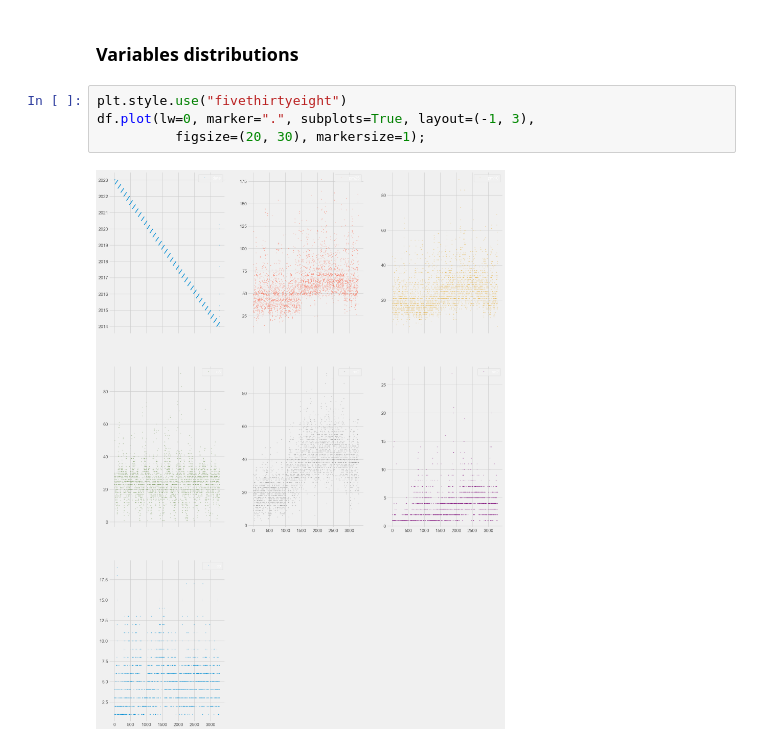
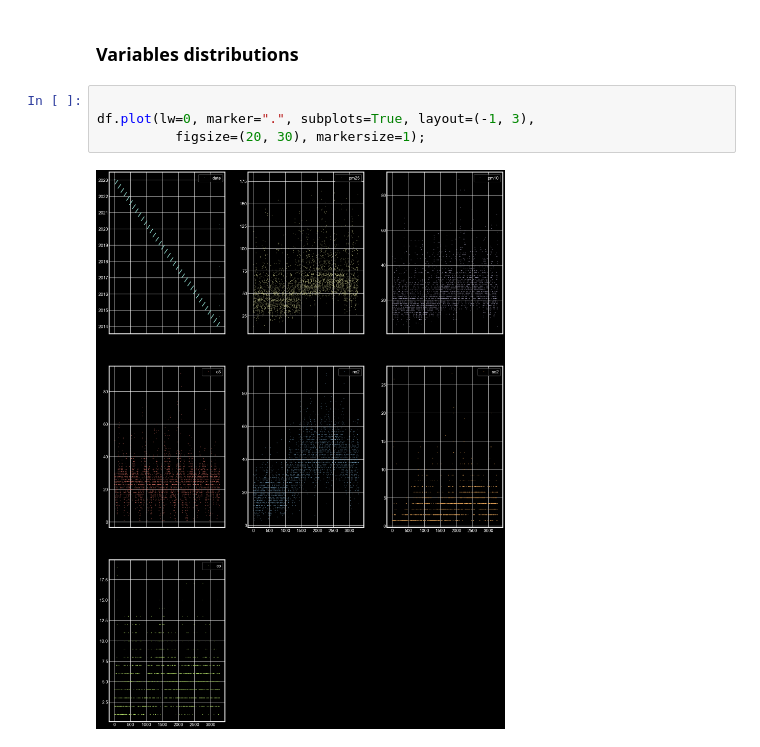
Before and after one commit to Jose-Bastos/MLops_Air, a Jupyter notebook: EDA.ipynb, the cells around one changed output. Cells and saved outputs as stored; diff of their text form.

```diff
--- a/EDA.ipynb
+++ b/EDA.ipynb
@@ -167,8 +167,8 @@ We can see that there are 2 variables (co and so2) with much less non-unique var
 # %% [markdown]
 ### Variables distributions
 # %%
-plt.style.use("fivethirtyeight")
+
 df.plot(lw=0, marker=".", subplots=True, layout=(-1, 3),
           figsize=(20, 30), markersize=1);
 # %% [output]
-[figure, old version]
+[figure, new version]
```
Also changed, not shown: parts of 3 cells of this notebook.
